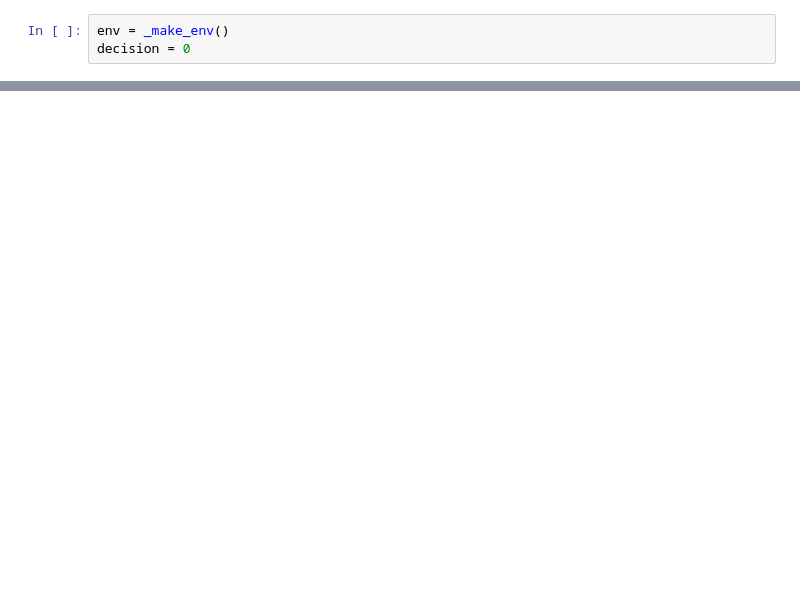
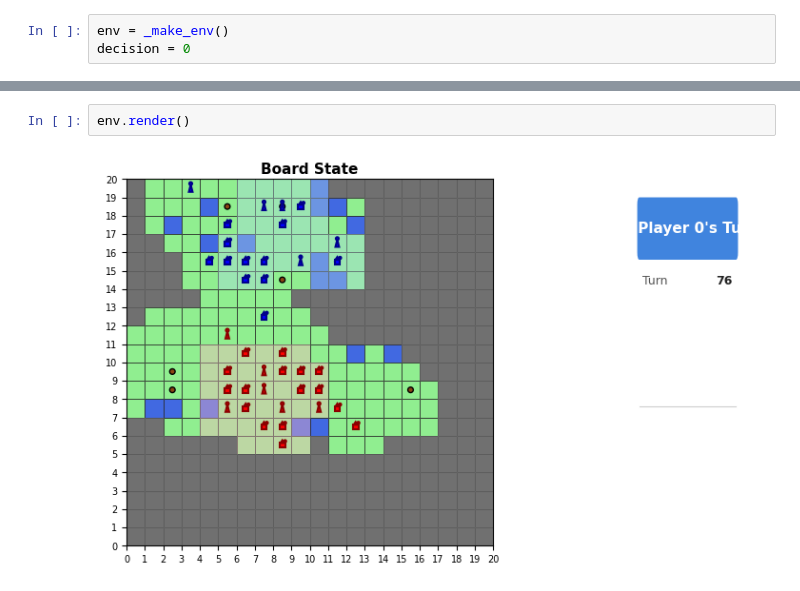
Before and after one commit to Ltwicke/Topia_RL, a Jupyter notebook: run_random_games.ipynb, the cells around one changed output, grey strips where cells are left out. Drawn from its saved outputs; the diff is of its cells as text; blank space fills up the shorter version.

```diff
--- a/run_random_games.ipynb
+++ b/run_random_games.ipynb
@@ -86,0 +117,4 @@ ValueError: 'a' cannot be empty unless no samples are taken
+# %%
+env.render()
+# %% [output]
+[figure, added]
```
Also changed, not shown: parts of 3 cells of this notebook, 10 other files.
